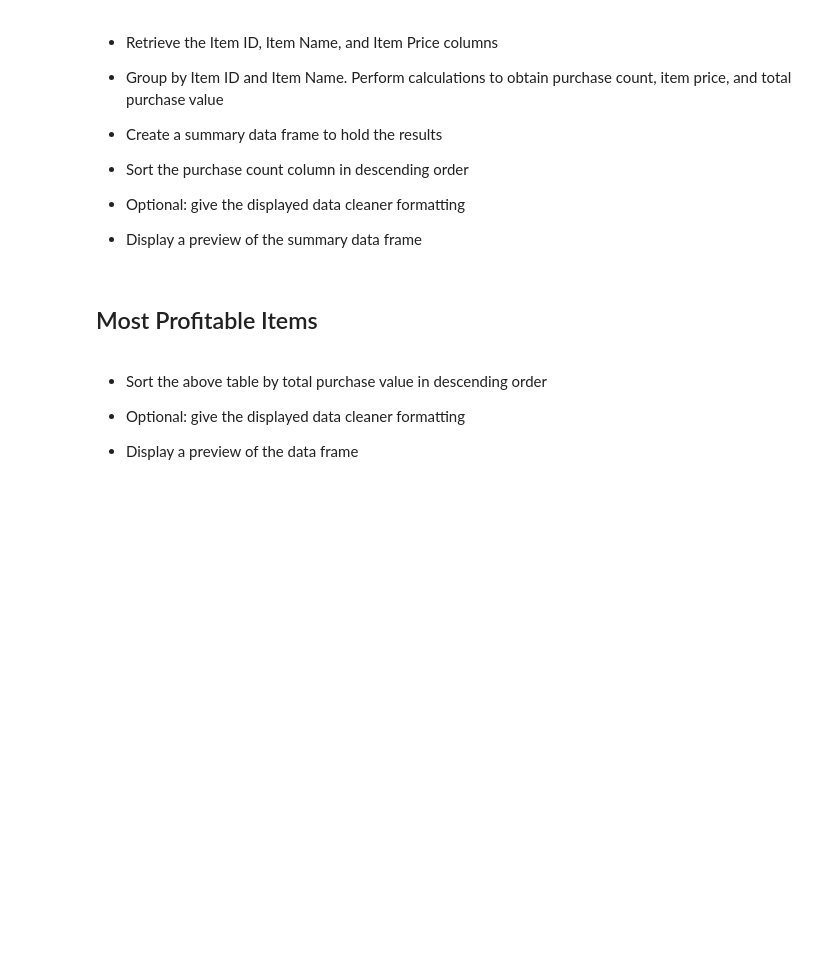
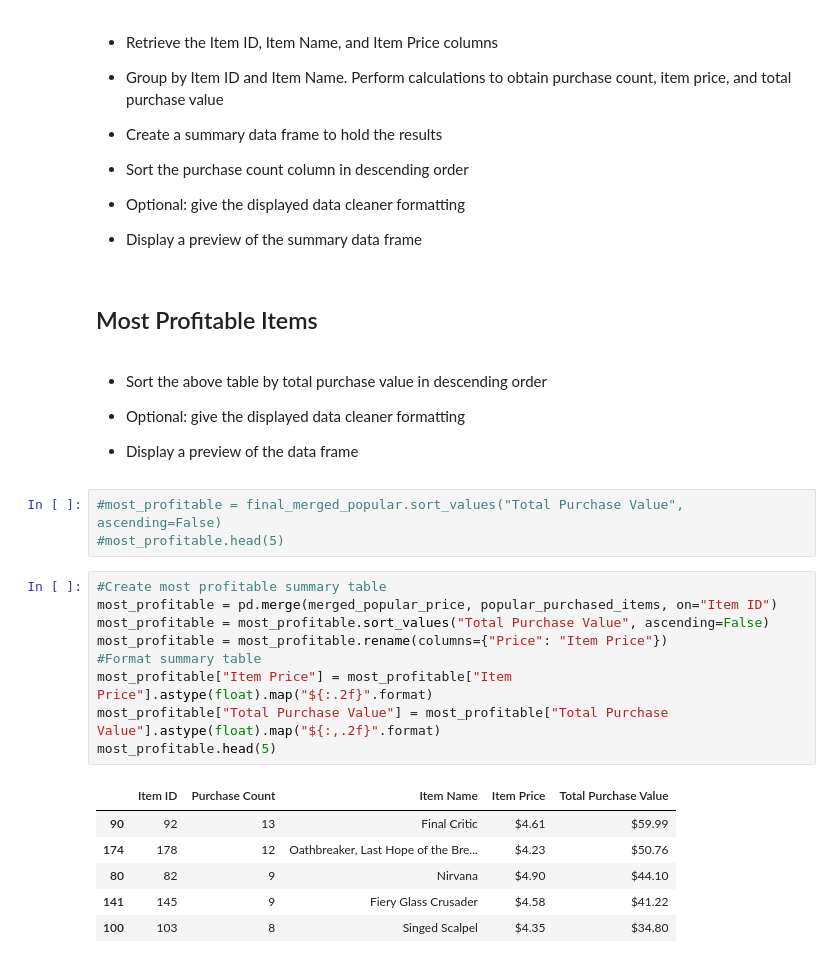
Before and after one commit to adrianstrecker/pandas-challenge, a Jupyter notebook: HeroesOfPymoli_starter.ipynb, the cells around one changed output. Cells and saved outputs as stored; diff of their text form; blank space fills up the shorter version.

```diff
--- a/HeroesOfPymoli_starter.ipynb
+++ b/HeroesOfPymoli_starter.ipynb
@@ -421,3 +427,22 @@ final_merged_popular.head(5)
 
 
 * Display a preview of the data frame
+# %%
+#most_profitable = final_merged_popular.sort_values("Total Purchase Value", ascending=False)
+#most_profitable.head(5)
+# %%
+#Create most profitable summary table
+most_profitable = pd.merge(merged_popular_price, popular_purchased_items, on="Item ID")
+most_profitable = most_profitable.sort_values("Total Purchase Value", ascending=False)
+most_profitable = most_profitable.rename(columns={"Price": "Item Price"})
+#Format summary table
+most_profitable["Item Price"] = most_profitable["Item Price"].astype(float).map("${:.2f}".format)
+most_profitable["Total Purchase Value"] = most_profitable["Total Purchase Value"].astype(float).map("${:,.2f}".format)
+most_profitable.head(5)
+# %% [output]
+|  | Item ID | Purchase Count | Item Name | Item Price | Total Purchase Value |
+| 90 | 92 | 13 | Final Critic | $4.61 | $59.99 |
+| 174 | 178 | 12 | Oathbreaker, Last Hope of the Bre... | $4.23 | $50.76 |
+| 80 | 82 | 9 | Nirvana | $4.90 | $44.10 |
+| 141 | 145 | 9 | Fiery Glass Crusader | $4.58 | $41.22 |
+| 100 | 103 | 8 | Singed Scalpel | $4.35 | $34.80 |
```
Also changed, not shown: parts of 2 cells of this notebook.
